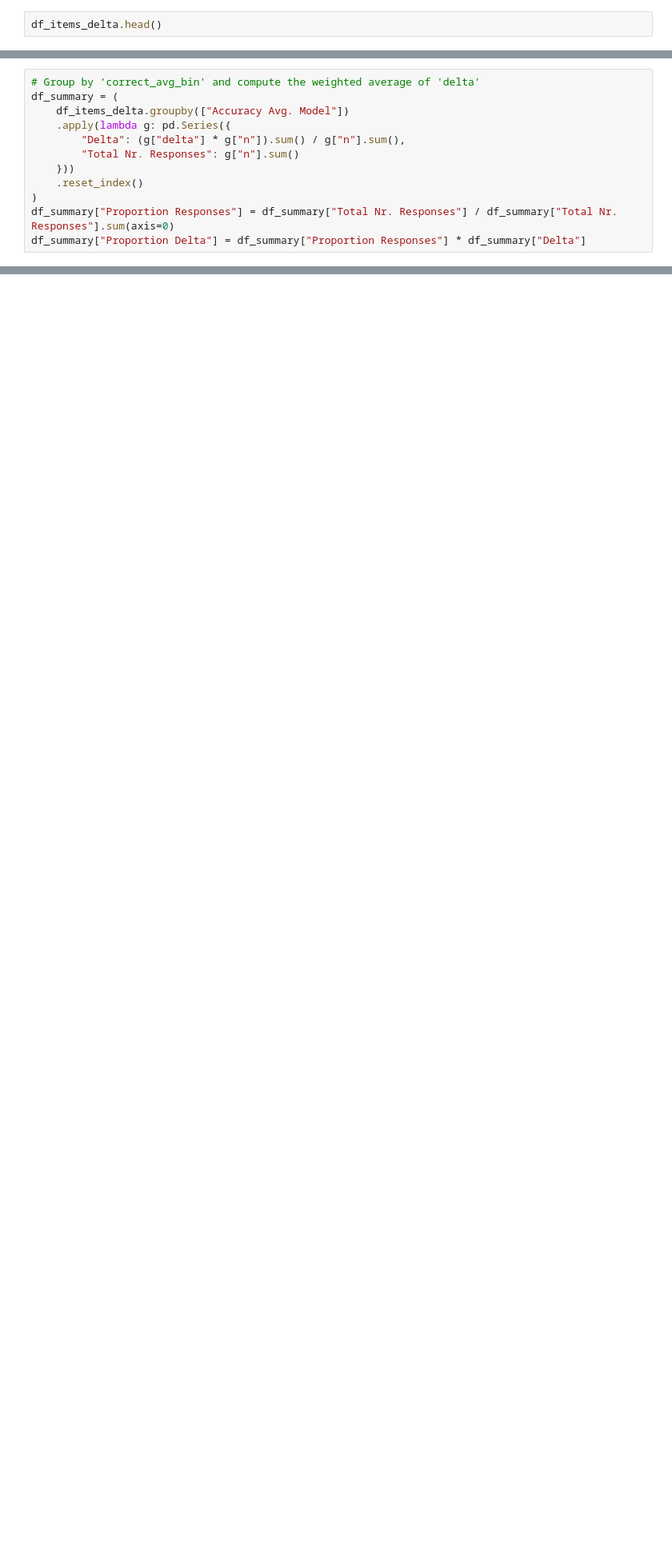
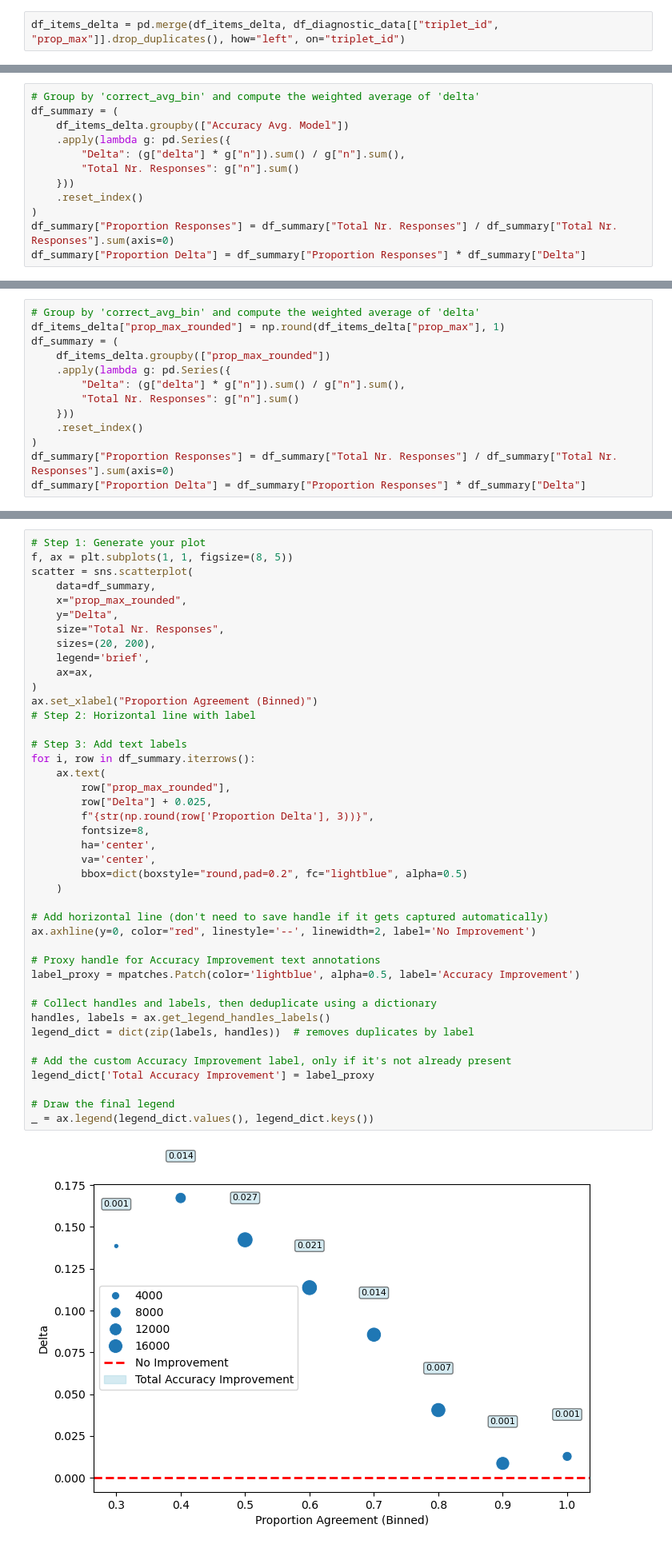
Before and after one commit to MirkoTh/semantic-representations-ID, a Jupyter notebook: analyze-results-joint-embedding-decision.ipynb, the cells around one changed output, grey strips where cells are left out. Shown at 80% size. Cells and saved outputs as stored; diff of their text form; blank space fills up the shorter version.

Commit message:
add prop agreement plot in triplet analysis

```diff
--- a/analyze-results-joint-embedding-decision.ipynb
+++ b/analyze-results-joint-embedding-decision.ipynb
@@ -1359,4 +1368,4 @@ df_items_delta = ut.delta_avg_triplet(
 )
 labels_accuracy_binned = pd.cut(df_items_delta["correct_avg"], 10)
 # %%
-df_items_delta.head()
+df_items_delta = pd.merge(df_items_delta, df_diagnostic_data[["triplet_id", "prop_max"]].drop_duplicates(), how="left", on="triplet_id")
@@ -1445,3 +1447,16 @@ _ = plt.xticks(ticks=range(len(labels_accuracy_binned.cat.categories)),
            labels=labels_accuracy_binned.cat.categories, rotation=45)
 # %% [output]
 [figure]
+# %%
+# Group by 'correct_avg_bin' and compute the weighted average of 'delta'
+df_items_delta["prop_max_rounded"] = np.round(df_items_delta["prop_max"], 1)
+df_summary = (
+    df_items_delta.groupby(["prop_max_rounded"])
+    .apply(lambda g: pd.Series({
+        "Delta": (g["delta"] * g["n"]).sum() / g["n"].sum(),
+        "Total Nr. Responses": g["n"].sum()
+    }))
+    .reset_index()
+)
+df_summary["Proportion Responses"] = df_summary["Total Nr. Responses"] / df_summary["Total Nr. Responses"].sum(axis=0)
+df_summary["Proportion Delta"] = df_summary["Proportion Responses"] * df_summary["Delta"]
@@ -1448,3 +1475,47 @@ _ = plt.xticks(ticks=range(len(labels_accuracy_binned.cat.categories)),
+# %%
+# Step 1: Generate your plot
+f, ax = plt.subplots(1, 1, figsize=(8, 5))
+scatter = sns.scatterplot(
+    data=df_summary,
+    x="prop_max_rounded",
+    y="Delta",
+    size="Total Nr. Responses",
+    sizes=(20, 200),
+    legend='brief',
+    ax=ax,
+)
+ax.set_xlabel("Proportion Agreement (Binned)")
+# Step 2: Horizontal line with label
+
+# Step 3: Add text labels
+for i, row in df_summary.iterrows():
+    ax.text(
+        row["prop_max_rounded"],
+        row["Delta"] + 0.025,
+        f"{str(np.round(row['Proportion Delta'], 3))}",
+        fontsize=8,
+        ha='center',
+        va='center',
+        bbox=dict(boxstyle="round,pad=0.2", fc="lightblue", alpha=0.5)
+    )
+
+# Add horizontal line (don't need to save handle if it gets captured automatically)
+ax.axhline(y=0, color="red", linestyle='--', linewidth=2, label='No Improvement')
+
+# Proxy handle for Accuracy Improvement text annotations
+label_proxy = mpatches.Patch(color='lightblue', alpha=0.5, label='Accuracy Improvement')
+
+# Collect handles and labels, then deduplicate using a dictionary
+handles, labels = ax.get_legend_handles_labels()
+legend_dict = dict(zip(labels, handles))  # removes duplicates by label
+
+# Add the custom Accuracy Improvement label, only if it's not already present
+legend_dict['Total Accuracy Improvement'] = label_proxy
+
+# Draw the final legend
+_ = ax.legend(legend_dict.values(), legend_dict.keys())
+# %% [output]
+[figure, added]
 # %%
 df_items_delta.query("n >= 10").sort_values("delta", ascending=False)
 # %% [output]
```
Also changed, not shown: parts of 3 cells of this notebook.
